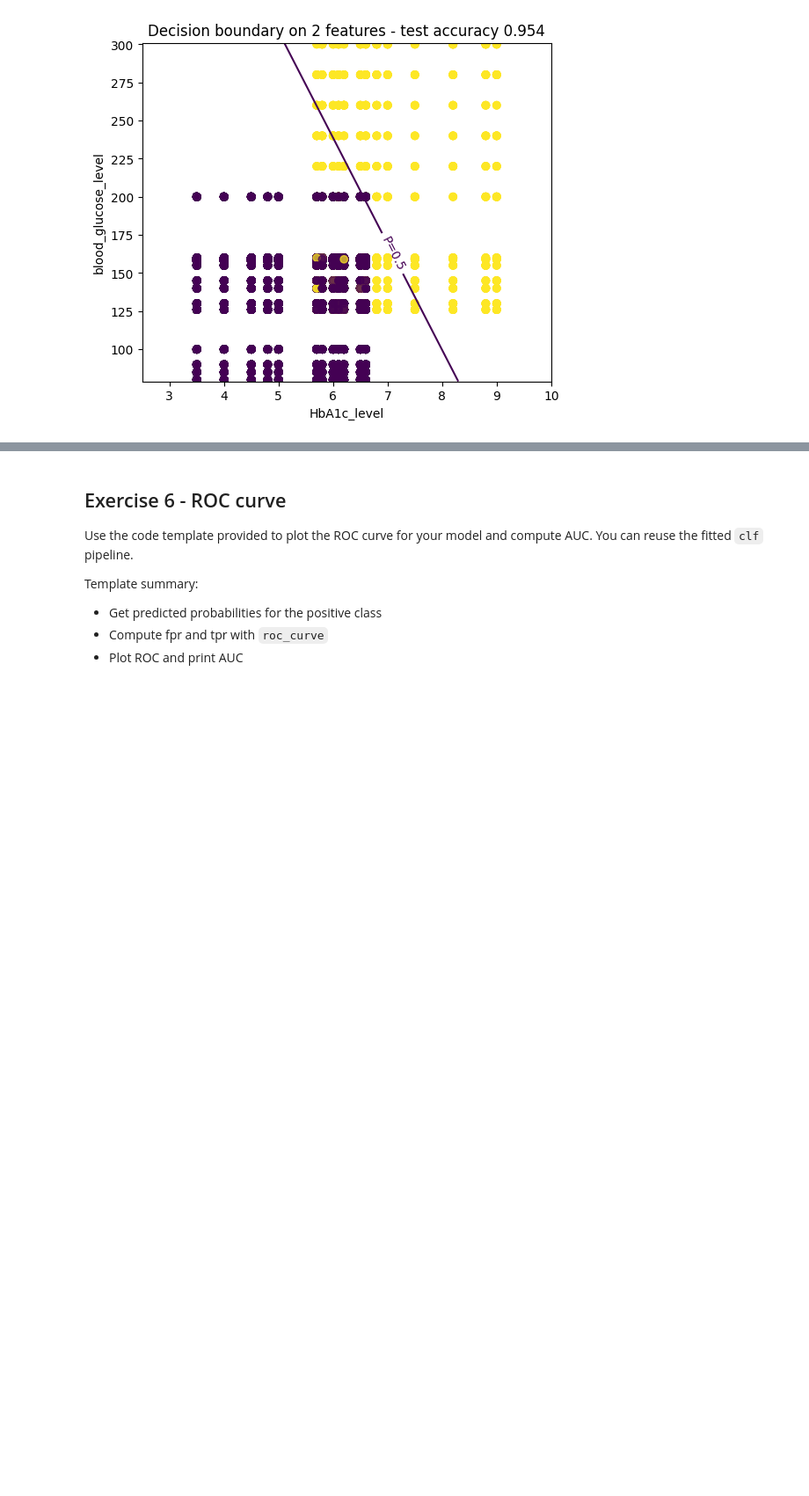
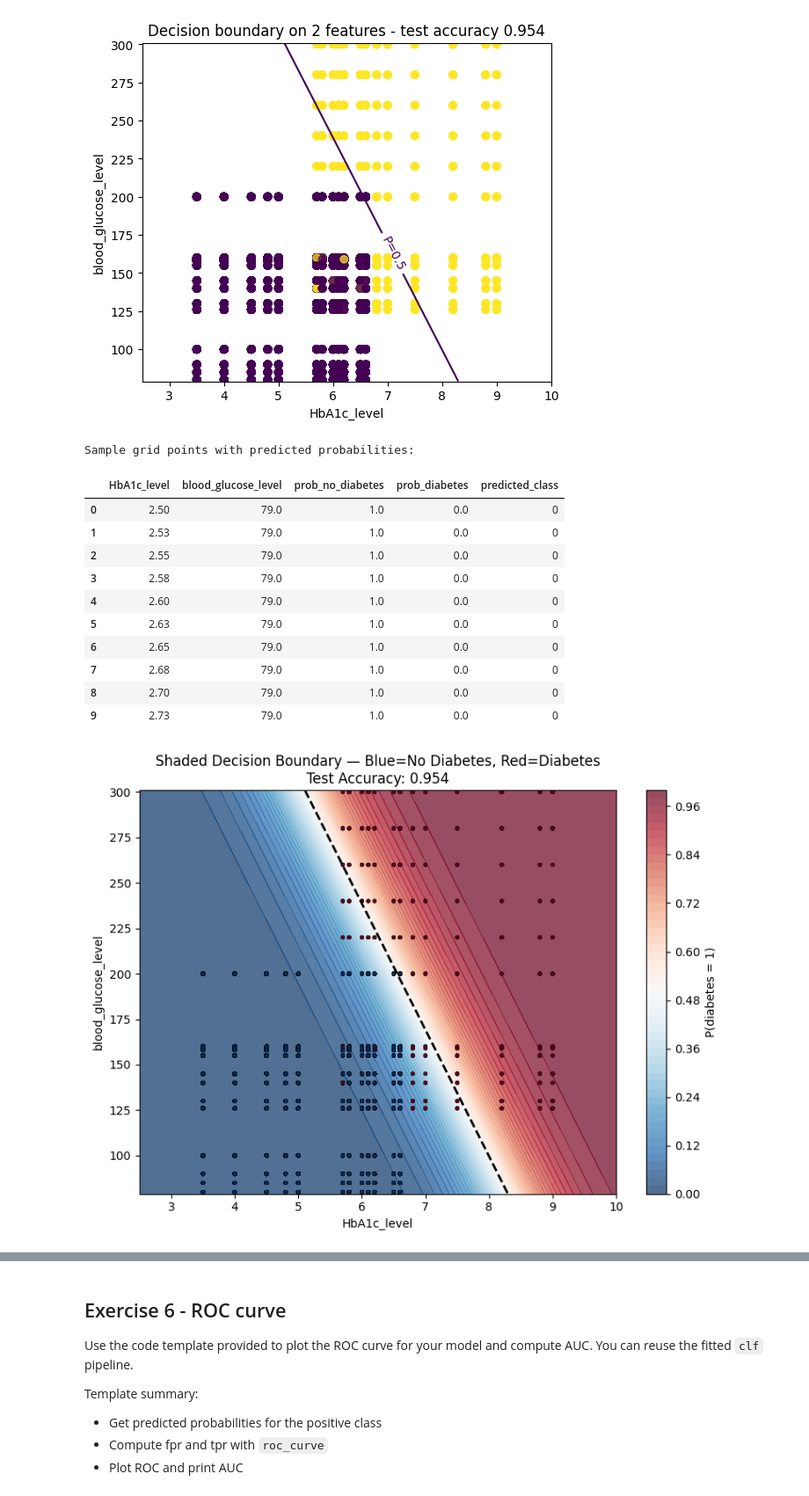
Before and after one commit to zhaojingjing9595/DI-Bootcamp, a Jupyter notebook: Week5/Day1/ExercisesXP_Diabetes_Student.ipynb, the cells around one changed output, grey strips where cells are left out. Shown at 88% size. Saved outputs shown, nothing was run; the diff lists cells and outputs as text; code cells hidden in the pictures; blank space fills up the shorter version.

```diff
--- a/Week5/Day1/ExercisesXP_Diabetes_Student.ipynb
+++ b/Week5/Day1/ExercisesXP_Diabetes_Student.ipynb
@@ -236,3 +236,51 @@ plt.title(f'Decision boundary on 2 features - test accuracy {acc2:.3f}')
 plt.show()
 # %% [output]
 [figure]
+# %%
+# Show a sample of grid point coordinates and their predicted probabilities
+sample_points = np.c_[xx.ravel(), yy.ravel()][:10]  # first 10 grid points
+sample_probs = pipe2.predict_proba(sample_points)
+
+sample_df = pd.DataFrame({
+    feat_x:              sample_points[:, 0].round(2),
+    feat_y:              sample_points[:, 1].round(2),
+    'prob_no_diabetes':  sample_probs[:, 0].round(3),
+    'prob_diabetes':     sample_probs[:, 1].round(3),
+    'predicted_class':   pipe2.predict(sample_points)
+})
+print("Sample grid points with predicted probabilities:")
+display(sample_df)
+
+# Shaded decision boundary using contourf
+plt.figure(figsize=(8, 6))
+
+# Shade background: blue = low P(diabetes), red = high P(diabetes)
+cf = plt.contourf(xx, yy, probs, levels=50, cmap='RdBu_r', alpha=0.7)
+plt.colorbar(cf, label='P(diabetes = 1)')
+
+# Decision boundary line at P=0.5
+plt.contour(xx, yy, probs, levels=[0.5], colors='black', linewidths=2, linestyles='--')
+
+# Actual test data points (blue dot = no diabetes, red dot = diabetes)
+plt.scatter(X2_test[feat_x], X2_test[feat_y], c=y_test,
+            cmap='RdBu_r', edgecolors='k', linewidths=0.3, alpha=0.5, s=10)
+
+plt.xlabel(feat_x)
+plt.ylabel(feat_y)
+plt.title(f'Shaded Decision Boundary — Blue=No Diabetes, Red=Diabetes\nTest Accuracy: {acc2:.3f}')
+plt.tight_layout()
+plt.show()
+# %% [output]
+Sample grid points with predicted probabilities:
+|  | HbA1c_level | blood_glucose_level | prob_no_diabetes | prob_diabetes | predicted_class |
+| 0 | 2.50 | 79.0 | 1.0 | 0.0 | 0 |
+| 1 | 2.53 | 79.0 | 1.0 | 0.0 | 0 |
+| 2 | 2.55 | 79.0 | 1.0 | 0.0 | 0 |
+| 3 | 2.58 | 79.0 | 1.0 | 0.0 | 0 |
+| 4 | 2.60 | 79.0 | 1.0 | 0.0 | 0 |
+| 5 | 2.63 | 79.0 | 1.0 | 0.0 | 0 |
+| 6 | 2.65 | 79.0 | 1.0 | 0.0 | 0 |
+| 7 | 2.68 | 79.0 | 1.0 | 0.0 | 0 |
+| 8 | 2.70 | 79.0 | 1.0 | 0.0 | 0 |
+| 9 | 2.73 | 79.0 | 1.0 | 0.0 | 0 |
+[figure, added]
```
Also changed, not shown: parts of 2 cells of this notebook, 6 other files.
